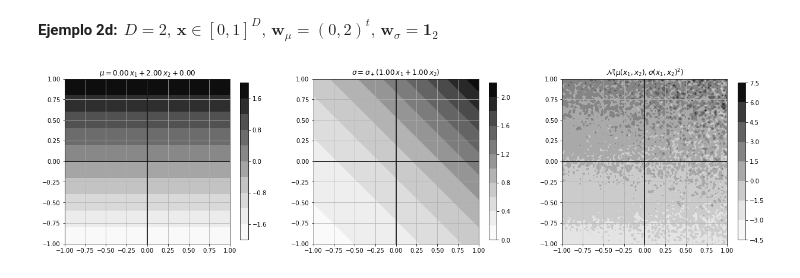
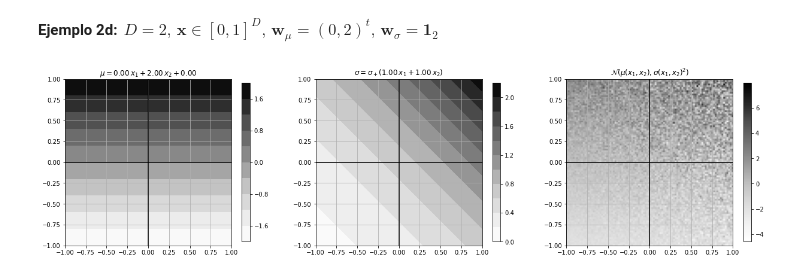
Before and after one commit to AlfonsJ/2024_07_31_PER2324, a Jupyter notebook: 02_fun/2.6 Distribución Gaussiana univariada/2.6.ipynb, the cells around one changed output. Saved outputs shown, nothing was run; the diff lists cells and outputs as text; code cells hidden in the pictures.

```diff
--- a/02_fun/2.6 Distribución Gaussiana univariada/2.6.ipynb
+++ b/02_fun/2.6 Distribución Gaussiana univariada/2.6.ipynb
@@ -50,22 +50,23 @@ softplus = lambda a: np.log1p(np.exp(a))
 sigma = softplus(X @ wsigma.T)
 rvs = norm().rvs(mu.shape) * sigma + mu # un número aleatorio por cada posición, con su media y desviación
 # %%
+extent = x_min, x_max, y_min, y_max
 contourf_levels = 10
 fig, axes = plt.subplots(1, 3, figsize=(18, 6))
 fig.tight_layout(pad=4)
 for i in (0, 1, 2):
     axes[i].set(aspect='equal', xlim=(x_min, x_max), ylim=(y_min, y_max))
     axes[i].grid()
     axes[i].axhline(0, color='black')
     axes[i].axvline(0, color='black')
 axes[0].set_title('$\mu={:.2f}\,x_1{:+.2f}\,x_2{:+.2f}$'.format(wmu[0], wmu[1], b))
 cp = axes[0].contourf(x, y, mu.reshape(x.shape), contourf_levels, cmap='Greys')
 plt.colorbar(cp, ax=axes[0], shrink=0.8);
 axes[1].set_title('$\sigma=\sigma_+({:.2f}\,x_1{:+.2f}\,x_2)$'.format(wsigma[0], wsigma[1]))
 cp = axes[1].contourf(x, y, sigma.reshape(x.shape), contourf_levels, cmap='Greys')
 plt.colorbar(cp, ax=axes[1], shrink=0.8)
 axes[2].set_title('$\mathcal{N}(\mu(x_1, x_2),\sigma(x_1, x_2)^2)$')
-cp = axes[2].contourf(x, y, rvs.reshape(x.shape), contourf_levels, cmap='Greys', antialiased=False)
-plt.colorbar(cp, ax=axes[2], shrink=0.8);
+ip = axes[2].imshow(rvs.reshape(x.shape), cmap='Greys', interpolation=None, origin='lower', extent=extent)
+plt.colorbar(ip, ax=axes[2], shrink=0.8);
 # %% [output]
-[figure, old version]
+[figure, new version]
```
